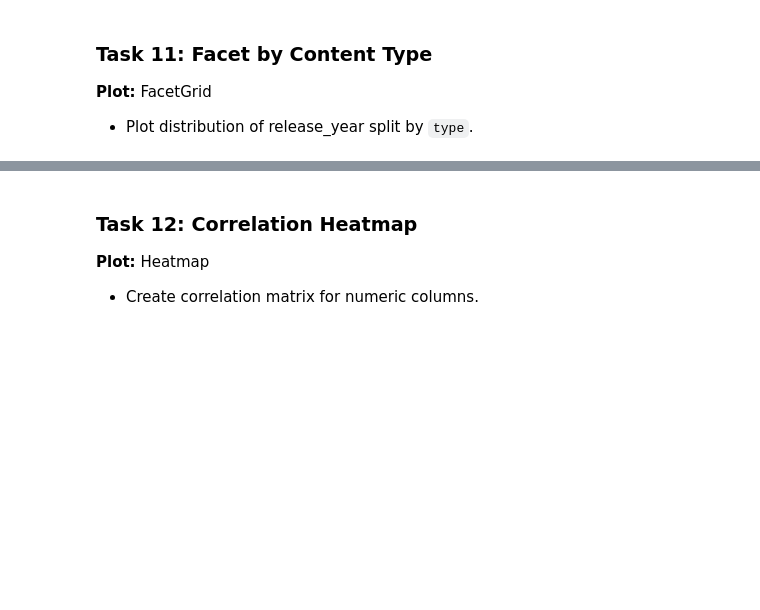
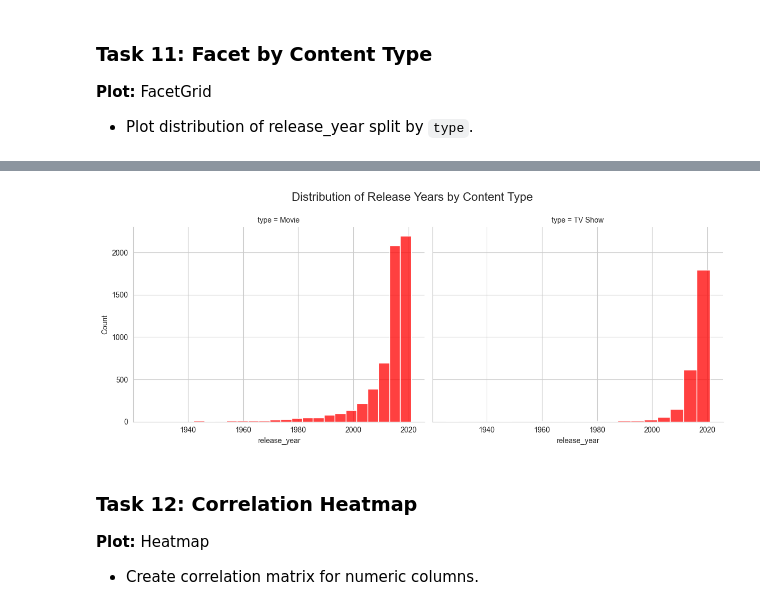
Before and after one commit to mosta3aGam2L/Ai_26, a Jupyter notebook: Projects/netfilx_visualilzation/NetflixEDA.ipynb, the cells around one changed output, grey strips where cells are left out. Cells and saved outputs as stored; diff of their text form; code cells hidden in the pictures; blank space fills up the shorter version.

```diff
--- a/Projects/netfilx_visualilzation/NetflixEDA.ipynb
+++ b/Projects/netfilx_visualilzation/NetflixEDA.ipynb
@@ -293,3 +349,14 @@ plt.show()
+# %%
+G=sns.FacetGrid(df,col='type',height=5,aspect=1.2)
+
+G.map(sns.histplot, 'release_year', bins=20, color='red')
+
+G.fig.suptitle("Distribution of Release Years by Content Type", fontsize=16)
+G.fig.subplots_adjust(top=0.85)
+
+plt.show()
+# %% [output]
+[figure, added]
 # %% [markdown]
 ### Task 12: Correlation Heatmap
 
```
Also changed, not shown: parts of 7 cells of this notebook.
